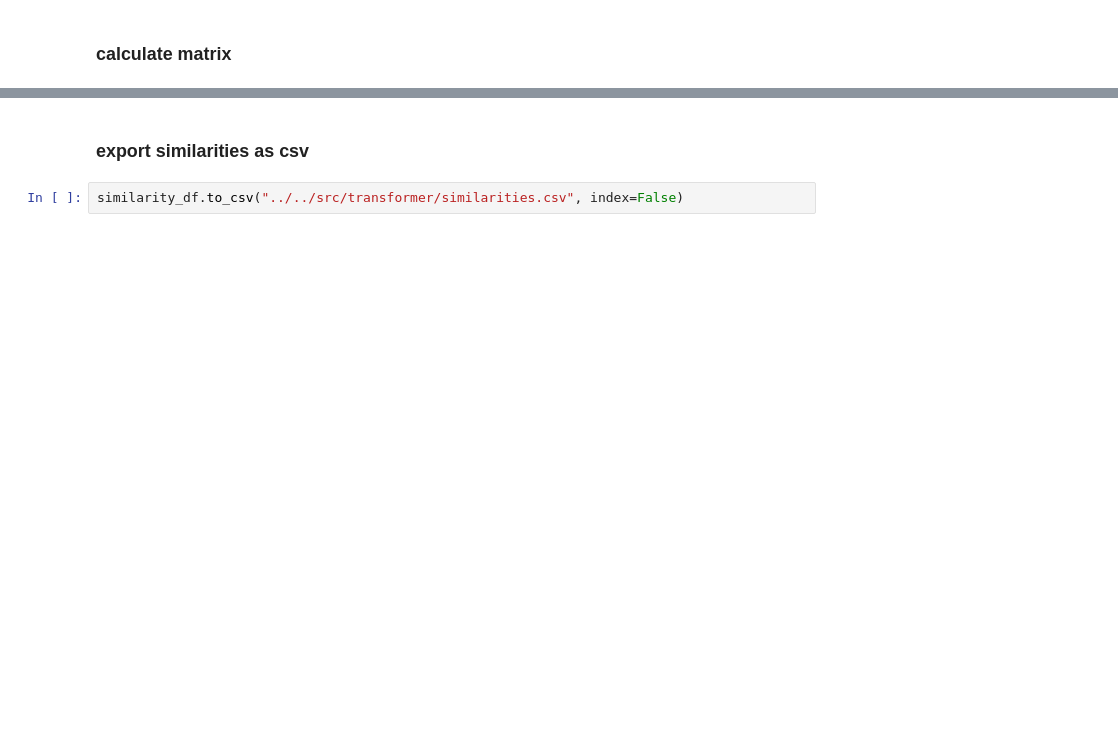
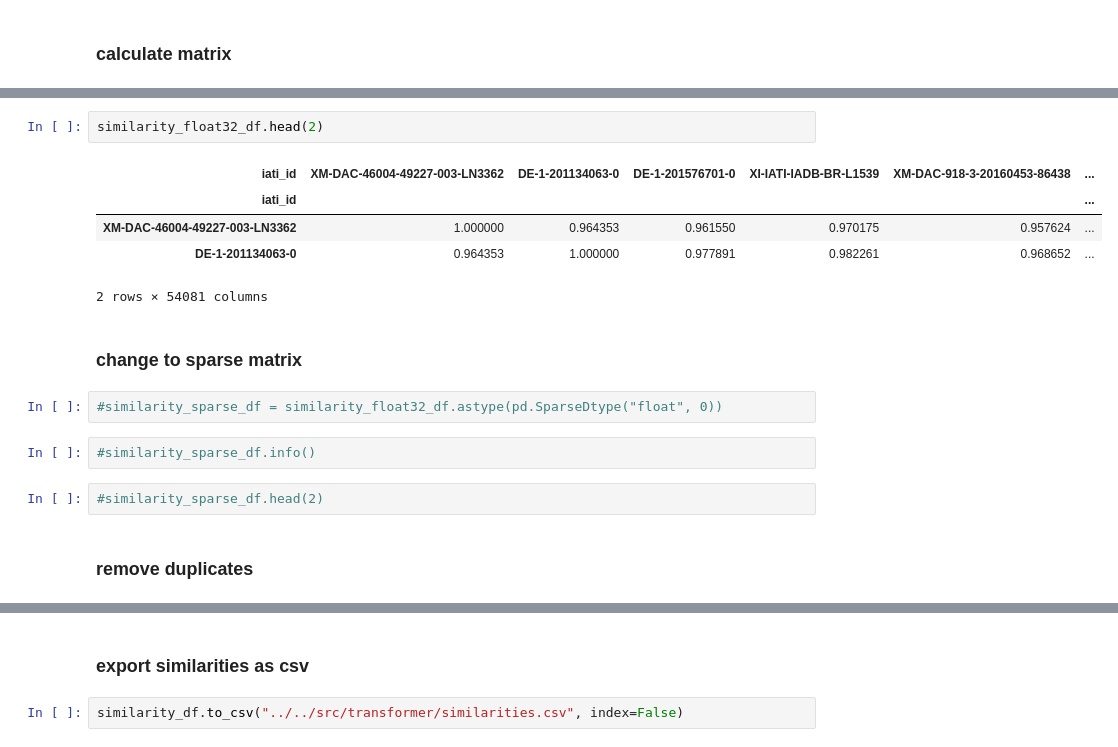
Before and after one commit to JanMuehlnikel/NLP-Development-Banks-Collaboration-Analyzer, a Jupyter notebook: data/models/similarity_bert.ipynb, the cells around one changed output, grey strips where cells are left out. Cells and saved outputs as stored; diff of their text form; blank space fills up the shorter version.

```diff
--- a/data/models/similarity_bert.ipynb
+++ b/data/models/similarity_bert.ipynb
@@ -131,0 +250,18 @@ memory usage: 7.6+ MB
+# %%
+similarity_float32_df.head(2)
+# %% [output]
+| iati_id | XM-DAC-46004-49227-003-LN3362 | DE-1-201134063-0 | DE-1-201576701-0 | XI-IATI-IADB-BR-L1539 | XM-DAC-918-3-20160453-86438 | ... |
+| iati_id |  |  |  |  |  | ... |
+| XM-DAC-46004-49227-003-LN3362 | 1.000000 | 0.964353 | 0.961550 | 0.970175 | 0.957624 | ... |
+| DE-1-201134063-0 | 0.964353 | 1.000000 | 0.977891 | 0.982261 | 0.968652 | ... |
+2 rows × 54081 columns
+# %% [markdown]
+### change to sparse matrix
+# %%
+#similarity_sparse_df = similarity_float32_df.astype(pd.SparseDtype("float", 0))
+# %%
+#similarity_sparse_df.info()
+# %%
+#similarity_sparse_df.head(2)
+# %% [markdown]
+### remove duplicates
```
Also changed, not shown: parts of 31 cells of this notebook, 2 other files.
